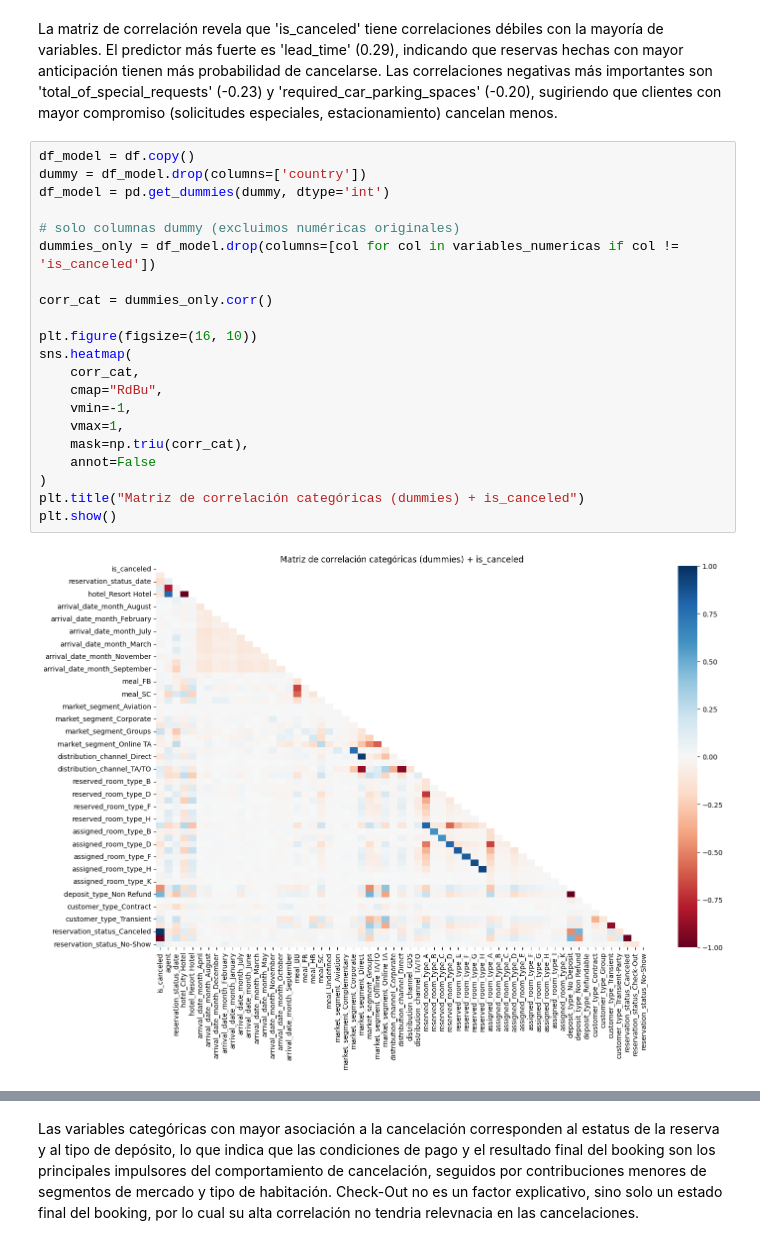
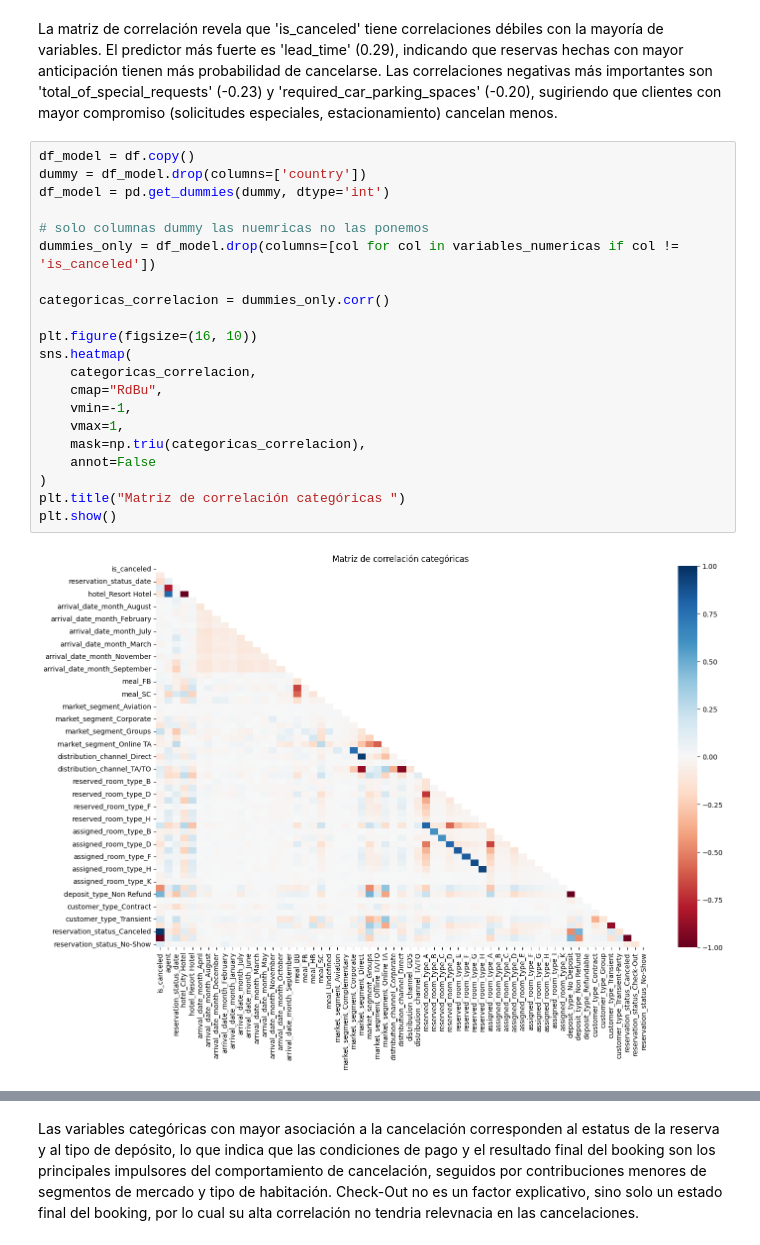
Before and after one commit to JohnChirinos/BI, a Jupyter notebook: Cancelaciones_B.ipynb, the cells around one changed output, grey strips where cells are left out. Drawn from its saved outputs; the diff is of its cells as text.

```diff
--- a/Cancelaciones_B.ipynb
+++ b/Cancelaciones_B.ipynb
@@ -509,24 +509,24 @@ sugiriendo que clientes con mayor compromiso (solicitudes especiales, estacionam
 # %%
 df_model = df.copy()
 dummy = df_model.drop(columns=['country'])
 df_model = pd.get_dummies(dummy, dtype='int')
 
-# solo columnas dummy (excluimos numéricas originales)
+# solo columnas dummy las nuemricas no las ponemos
 dummies_only = df_model.drop(columns=[col for col in variables_numericas if col != 'is_canceled'])
 
-corr_cat = dummies_only.corr()
+categoricas_correlacion = dummies_only.corr()
 
 plt.figure(figsize=(16, 10))
 sns.heatmap(
-    corr_cat,
+    categoricas_correlacion,
     cmap="RdBu",
     vmin=-1,
     vmax=1,
-    mask=np.triu(corr_cat),
+    mask=np.triu(categoricas_correlacion),
     annot=False
 )
-plt.title("Matriz de correlación categóricas (dummies) + is_canceled")
+plt.title("Matriz de correlación categóricas ")
 plt.show()
 # %% [output]
-[figure, old version]
+[figure, new version]
 # %%
```
Also changed, not shown: parts of 1 cell of this notebook.
